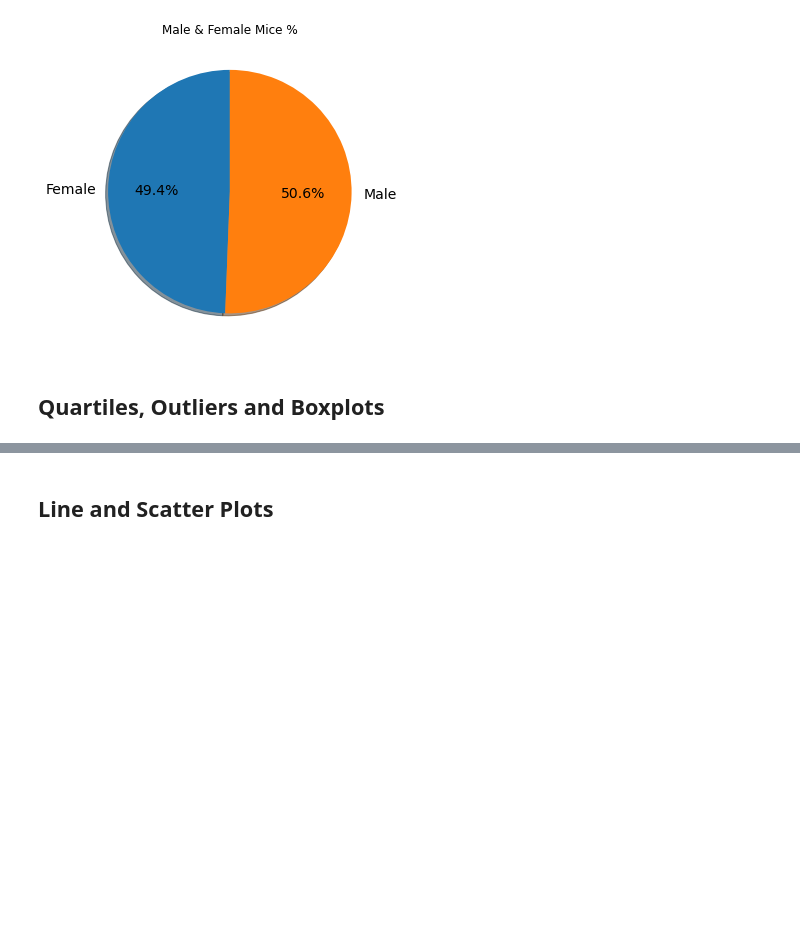
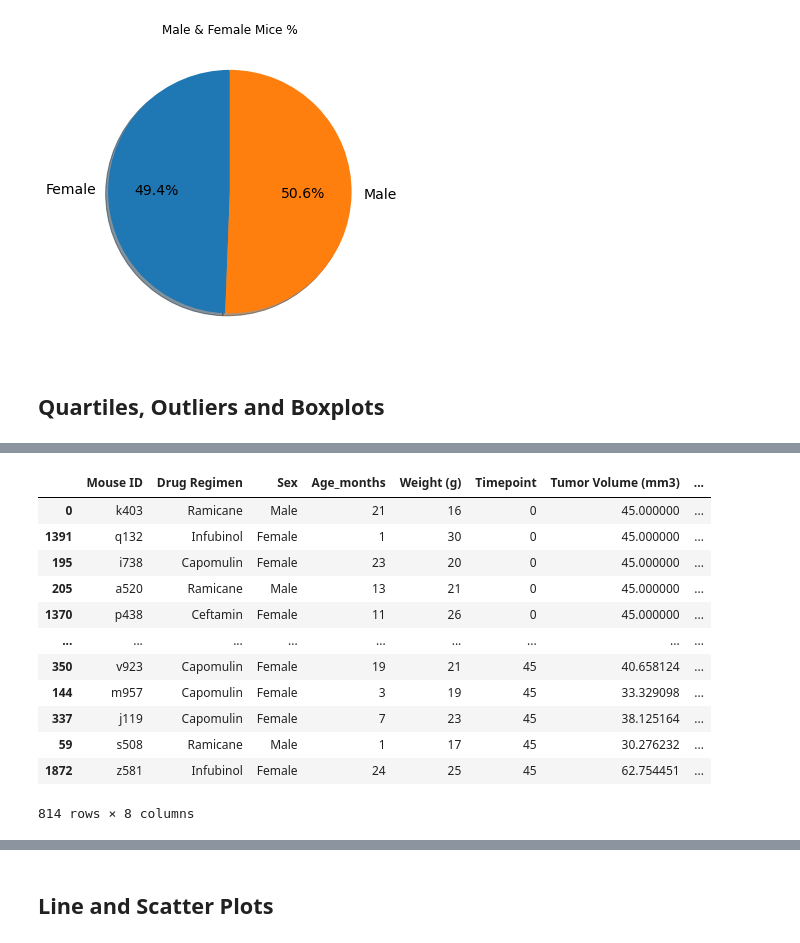
Before and after one commit to DeJuanHall/Matplotlib-Homework---The-Power-of-Plots, a Jupyter notebook: 05-Matplotlib/Instructions/Pymaceuticals/pymaceuticals_starter.ipynb, the cells around one changed output, grey strips where cells are left out. Cells and saved outputs as stored; diff of their text form; code cells hidden in the pictures; blank space fills up the shorter version.

```diff
--- a/05-Matplotlib/Instructions/Pymaceuticals/pymaceuticals_starter.ipynb
+++ b/05-Matplotlib/Instructions/Pymaceuticals/pymaceuticals_starter.ipynb
@@ -204,0 +203,19 @@ Text(0, 0.5, '')
+# %%
+# Merge this group df with the original dataframe to get the tumor volume at the last timepoint
+topregimes = combined_data[combined_data["Drug Regimen"].isin(["Capomulin", "Ramicane", "Infubinol", "Ceftamin"])]
+topregimes = topregimes.sort_values(["Timepoint"], ascending=True)
+topregimes
+# %% [output]
+|  | Mouse ID | Drug Regimen | Sex | Age_months | Weight (g) | Timepoint | Tumor Volume (mm3) | ... |
+| 0 | k403 | Ramicane | Male | 21 | 16 | 0 | 45.000000 | ... |
+| 1391 | q132 | Infubinol | Female | 1 | 30 | 0 | 45.000000 | ... |
+| 195 | i738 | Capomulin | Female | 23 | 20 | 0 | 45.000000 | ... |
+| 205 | a520 | Ramicane | Male | 13 | 21 | 0 | 45.000000 | ... |
+| 1370 | p438 | Ceftamin | Female | 11 | 26 | 0 | 45.000000 | ... |
+| ... | ... | ... | ... | ... | ... | ... | ... | ... |
+| 350 | v923 | Capomulin | Female | 19 | 21 | 45 | 40.658124 | ... |
+| 144 | m957 | Capomulin | Female | 3 | 19 | 45 | 33.329098 | ... |
+| 337 | j119 | Capomulin | Female | 7 | 23 | 45 | 38.125164 | ... |
+| 59 | s508 | Ramicane | Male | 1 | 17 | 45 | 30.276232 | ... |
+| 1872 | z581 | Infubinol | Female | 24 | 25 | 45 | 62.754451 | ... |
+814 rows × 8 columns
```
Also changed, not shown: parts of 5 cells of this notebook.
